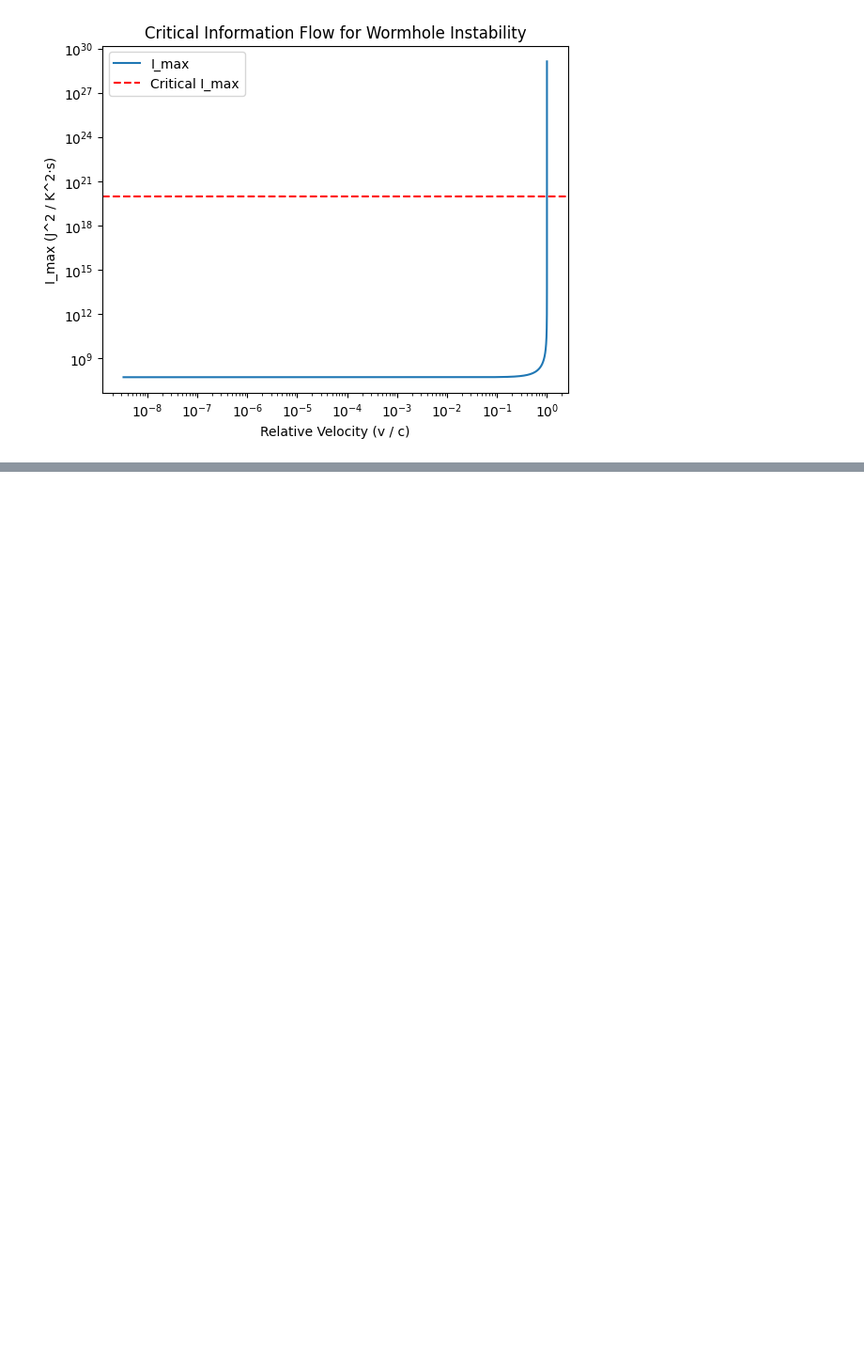
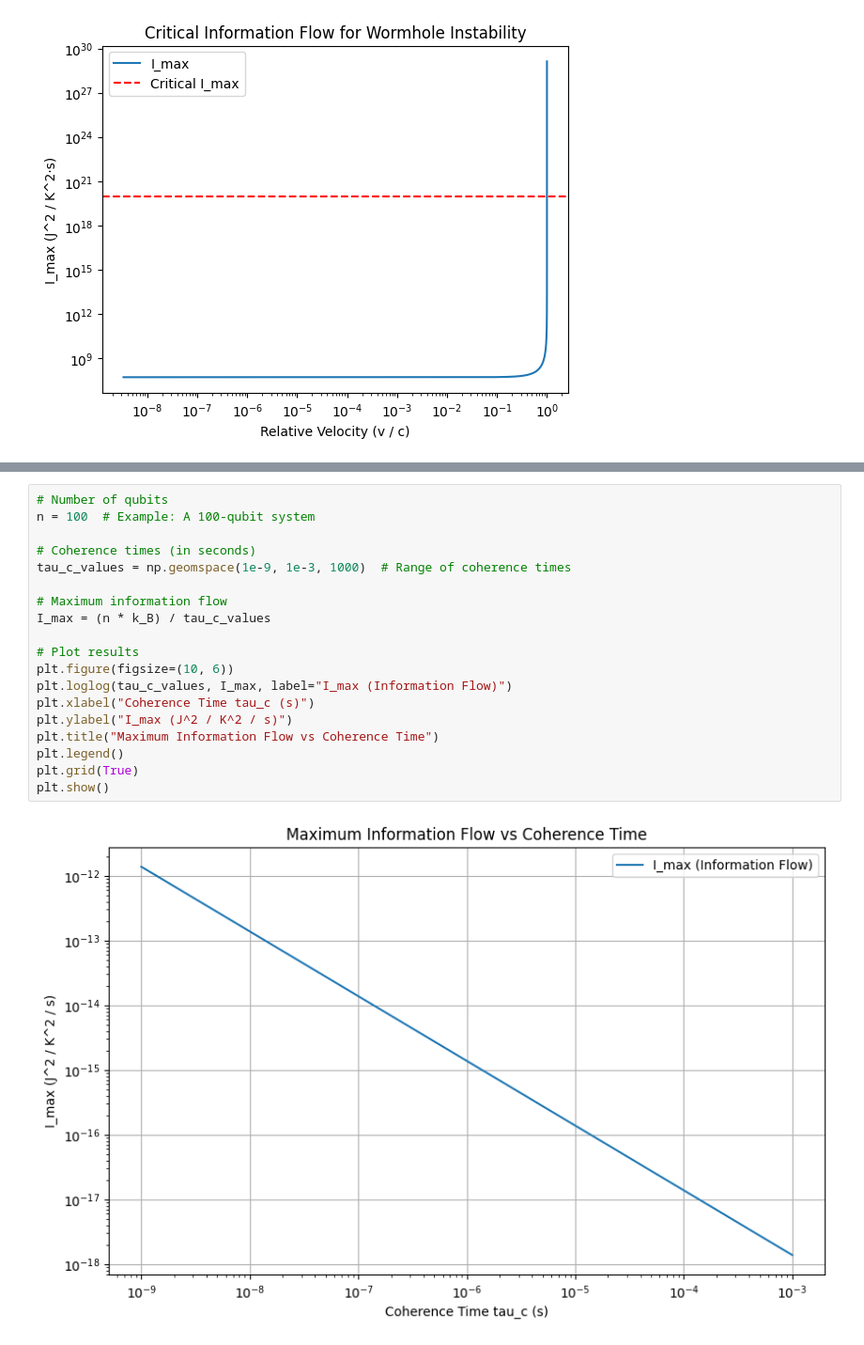
Before and after one commit to nking-1/Generativity, a Jupyter notebook: ComplexityEfficiency.ipynb, the cells around one changed output, grey strips where cells are left out. Shown at 94% size. Saved outputs shown, nothing was run; the diff lists cells and outputs as text; blank space fills up the shorter version.

```diff
--- a/ComplexityEfficiency.ipynb
+++ b/ComplexityEfficiency.ipynb
@@ -1351,0 +1386,21 @@ Critical velocity (v / c) where instability occurs: 1.0000
+# %%
+# Number of qubits
+n = 100  # Example: A 100-qubit system
+
+# Coherence times (in seconds)
+tau_c_values = np.geomspace(1e-9, 1e-3, 1000)  # Range of coherence times
+
+# Maximum information flow
+I_max = (n * k_B) / tau_c_values
+
+# Plot results
+plt.figure(figsize=(10, 6))
+plt.loglog(tau_c_values, I_max, label="I_max (Information Flow)")
+plt.xlabel("Coherence Time tau_c (s)")
+plt.ylabel("I_max (J^2 / K^2 / s)")
+plt.title("Maximum Information Flow vs Coherence Time")
+plt.legend()
+plt.grid(True)
+plt.show()
+# %% [output]
+[figure, added]
```
Also changed, not shown: parts of 19 cells of this notebook.
